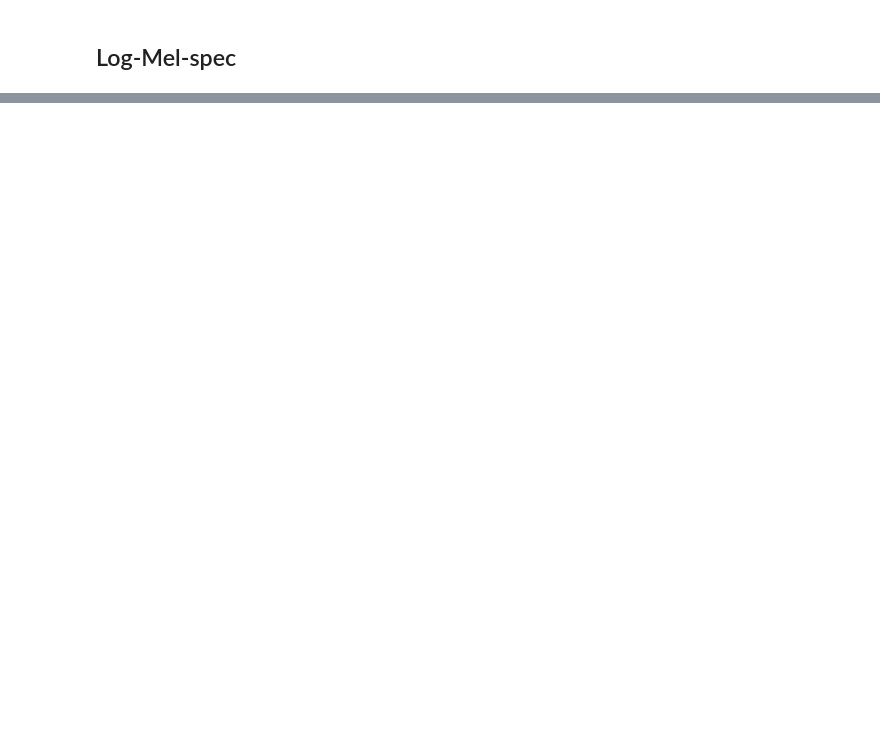
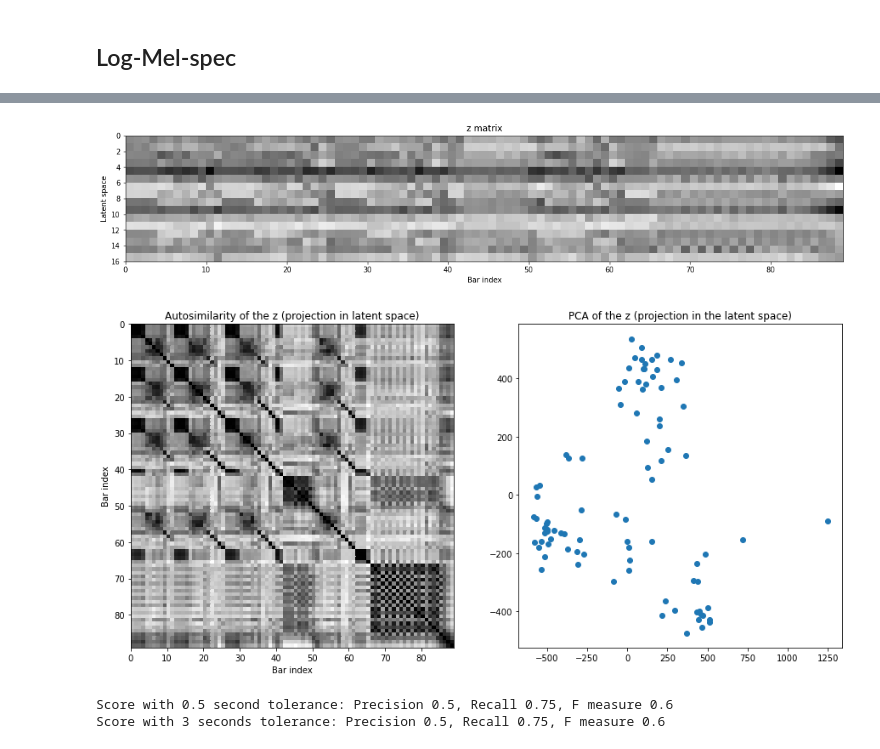
Before and after one commit to ax-le/MusicAE, a Jupyter notebook: Notebooks/Walkthrough - Autoencoding different features of Come Together.ipynb, the cells around one changed output, grey strips where cells are left out. Drawn from its saved outputs; the diff is of its cells as text; code cells hidden in the pictures; blank space fills up the shorter version.

```diff
--- a/Notebooks/Autoencoding different features of Come Together.ipynb
+++ b/Notebooks/Walkthrough - Autoencoding different features of Come Together.ipynb
@@ -20,6 +63,8 @@ beatles.download()
 come_together = beatles.track('1101')
 
 references_segments = beatles.load_sections(come_together.sections_path).intervals
+
+song_path = come_together.audio_path
 # %% [output]
 INFO: Downloading ['annotations'] to C:/Users/amarmore/this_folder/Beatles dataset/
 INFO: [annotations] downloading The Beatles Annotations.tar.gz
@@ -35,3 +82,3 @@ INFO:
 # %%
-the_signal, sampling_rate = sf.read(come_together.audio_path)
-bars = dm.get_bars_from_audio(come_together.audio_path)
+the_signal, sampling_rate = sf.read(song_path)
+bars = dm.get_bars_from_audio(song_path)
@@ -43,0 +91,4 @@ subdivision_bars = 96
+# %%
+hop_length = 32 # Oversampling the spectrogram, to select frames which will be equally-spaced barwise.
+hop_length_seconds = hop_length/sampling_rate # As bars are in seconds, we convert this hop length in seconds.
+subdivision_bars = 96 # The number of frames to consider in each bar.
@@ -171,3 +282,18 @@ conv_log_mel_model = conv_log_mel_model.my_optim_method(1000, log_mel_data_loade
 # %%
 projection_log_mel = conv_log_mel_model.get_latent_projection(log_mel_data_loader)
-cf.plot_latent_space(projection_log_mel)
+plot_latent_space(projection_log_mel)
+# %% [output]
+[figure, added]
+[figure, added]
+# %%
+autosimilarity_log_mel_projection = as_seg.get_autosimilarity(projection_log_mel, transpose = True, normalize = True)
+segments_log_mel_ae = as_seg.dynamic_convolution_computation(autosimilarity_log_mel_projection, penalty_weight = 1, penalty_func = "modulo8", convolution_type = "mixed")[0]
+segments_log_mel_ae_in_time = dm.segments_from_bar_to_time(segments_log_mel_ae, bars)
+
+score_log_mel_ae_zero_five = dm.compute_score_of_segmentation(references_segments, segments_log_mel_ae_in_time, window_length = 0.5)
+print(f"Score with 0.5 second tolerance: Precision {score_log_mel_ae_zero_five[0]}, Recall {score_log_mel_ae_zero_five[1]}, F measure {score_log_mel_ae_zero_five[2]}")
+score_log_mel_ae_three = dm.compute_score_of_segmentation(references_segments, segments_log_mel_ae_in_time, window_length = 3)
+print(f"Score with 3 seconds tolerance: Precision {score_log_mel_ae_three[0]}, Recall {score_log_mel_ae_three[1]}, F measure {score_log_mel_ae_three[2]}")
+# %% [output]
+Score with 0.5 second tolerance: Precision 0.5, Recall 0.75, F measure 0.6
+Score with 3 seconds tolerance: Precision 0.5, Recall 0.75, F measure 0.6
```
Also changed, not shown: parts of 28 cells of this notebook, 7 other files.
